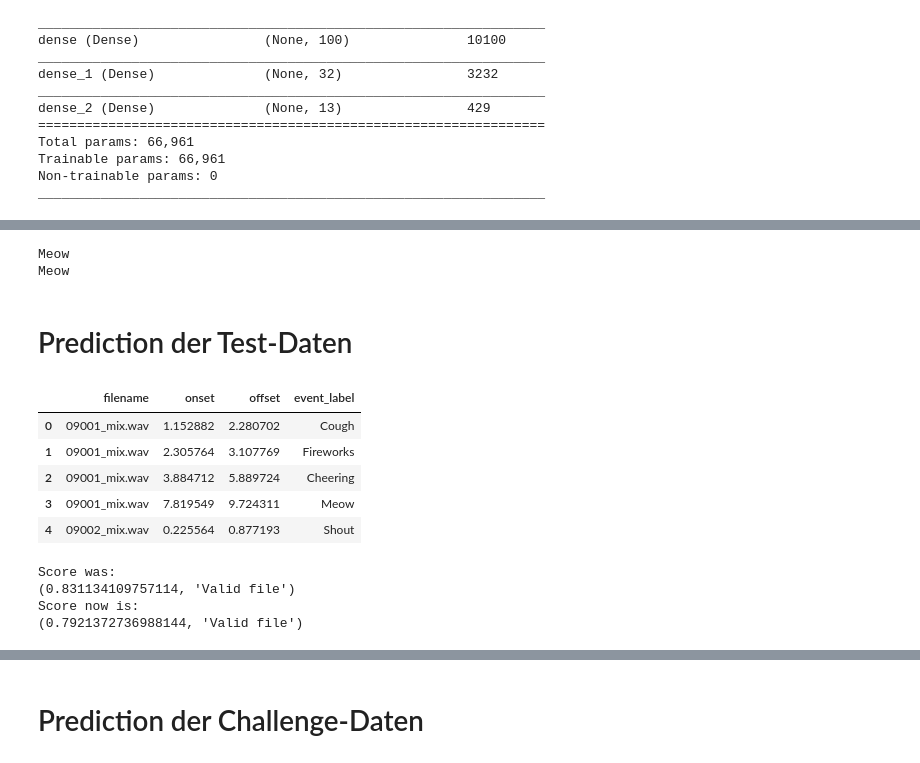
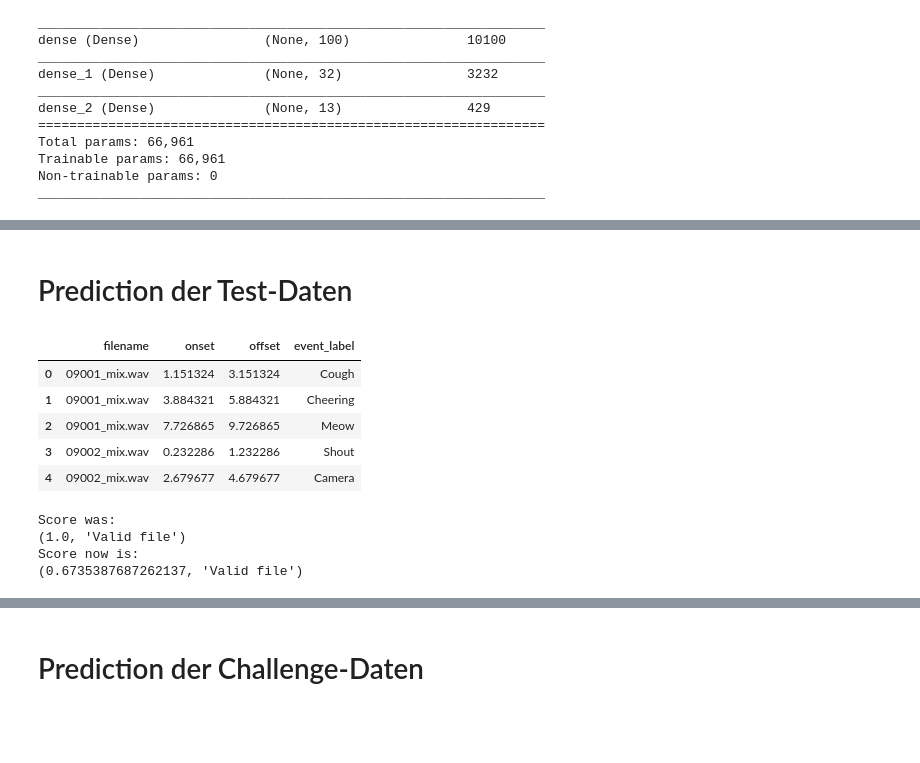
Before and after one commit to ajochim/bbdc2021, a Jupyter notebook: trainings/classification_jannes.ipynb, the cells around one changed output, grey strips where cells are left out. Saved outputs shown, nothing was run; the diff lists cells and outputs as text; code cells hidden in the pictures; blank space fills up the shorter version.

```diff
--- a/trainings/classification_jannes.ipynb
+++ b/trainings/classification_jannes.ipynb
@@ -253,25 +272,18 @@ scores = model.evaluate(X_test, Y_test)
-# %%
-index = 5
-print(bbdc.invLabelMap[np.argmax(prediction[index])])
-print(bbdc.invLabelMap[np.argmax(Y_test[index])])
-# %% [output]
-Meow
-Meow
 # %% [markdown]
 # Prediction der Test-Daten
 # %%
-firstPredictionFile = "../predictions/jannes/LP1d_Prediction_mel_pp_test.csv"
+firstPredictionFile = "./../data/test.csv" #"../predictions/jannes/LP1d_Prediction_mel_pp_test.csv"
 firstPrediction = pd.read_csv(firstPredictionFile)
 pathToDataDir = "../data/"
 pathToDataset = "dataset_fft_mel_l04_o02495_f32/"
 firstPrediction.head()
 # %% [output]
 |  | filename | onset | offset | event_label |
-| 0 | 09001_mix.wav | 1.152882 | 2.280702 | Cough |
-| 1 | 09001_mix.wav | 2.305764 | 3.107769 | Fireworks |
-| 2 | 09001_mix.wav | 3.884712 | 5.889724 | Cheering |
-| 3 | 09001_mix.wav | 7.819549 | 9.724311 | Meow |
-| 4 | 09002_mix.wav | 0.225564 | 0.877193 | Shout |
+| 0 | 09001_mix.wav | 1.151324 | 3.151324 | Cough |
+| 1 | 09001_mix.wav | 3.884321 | 5.884321 | Cheering |
+| 2 | 09001_mix.wav | 7.726865 | 9.726865 | Meow |
+| 3 | 09002_mix.wav | 0.232286 | 1.232286 | Shout |
+| 4 | 09002_mix.wav | 2.679677 | 4.679677 | Camera |
 # %%
 currentFile = ""
 X = []
@@ -304,9 +331,9 @@ secondPredictionDf.to_csv("../predictions/jannes/secondPrediction.csv", index=Fa
 print("Score was: ")
 print(evaluate.evaluate(firstPredictionFile, "./../data/test.csv"))
 print("Score now is: ")
-print(evaluate.evaluate("../predictions/jannes/secondPrediction.csv", "./../data/test.csv"))
+print(evaluate.evaluate("../predictions/jannes/predictionWithTwoLabels.csv", "./../data/test.csv"))
 # %% [output]
 Score was:
-(0.831134109757114, 'Valid file')
+(1.0, 'Valid file')
 Score now is:
-(0.7921372736988144, 'Valid file')
+(0.6735387687262137, 'Valid file')
```
Also changed, not shown: parts of 22 cells of this notebook, 2 other files.
